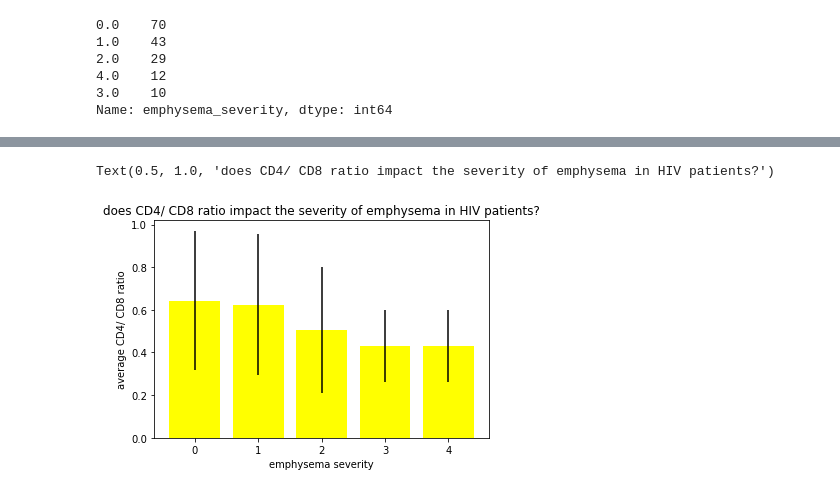
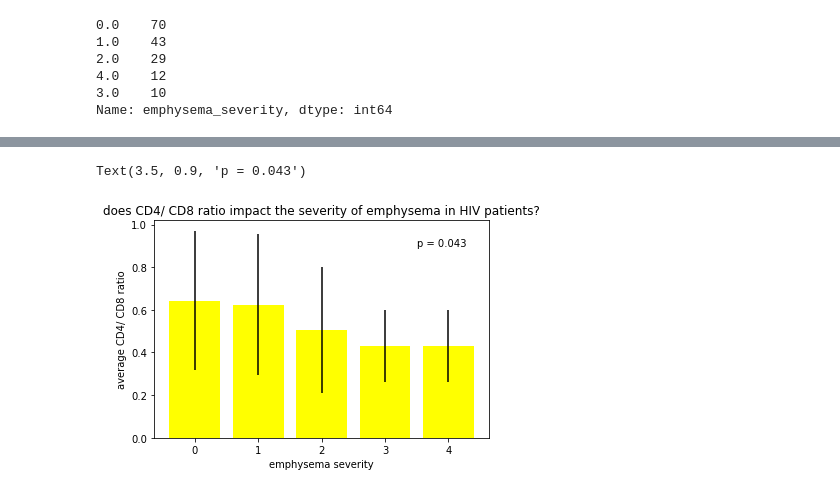
Before and after one commit to jujupg/T-cells-in-HIV-emphysema, a Jupyter notebook: CD4CD8_ratios.ipynb, the cells around one changed output, grey strips where cells are left out. Drawn from its saved outputs; the diff is of its cells as text; code cells hidden in the pictures.

```diff
--- a/CD4CD8_ratios.ipynb
+++ b/CD4CD8_ratios.ipynb
@@ -116,13 +121,14 @@ mean_e4, SD_e4 = find_mean_and_SD(emphysema_3)
 # %%
 import matplotlib.pyplot as plt
 plt.bar (x = ['0', '1', '2', '3', '4'], height = [mean_e0, mean_e1, mean_e2, mean_e3, mean_e4],
         color = 'yellow', yerr = [SD_e0, SD_e1, SD_e2, SD_e3, SD_e4])
 plt.xlabel('emphysema severity')
 plt.ylabel('average CD4/ CD8 ratio')
 plt.title('does CD4/ CD8 ratio impact the severity of emphysema in HIV patients?')
+plt.annotate('p = ' + str(round(p_value, 3)), (3.5, 0.9))
 # %% [output]
-Text(0.5, 1.0, 'does CD4/ CD8 ratio impact the severity of emphysema in HIV patients?')
+Text(3.5, 0.9, 'p = 0.043')
-[figure, old version]
+[figure, new version]
 # %%
 from scipy.stats import linregress
 
```
Also changed, not shown: parts of 5 cells of this notebook.
